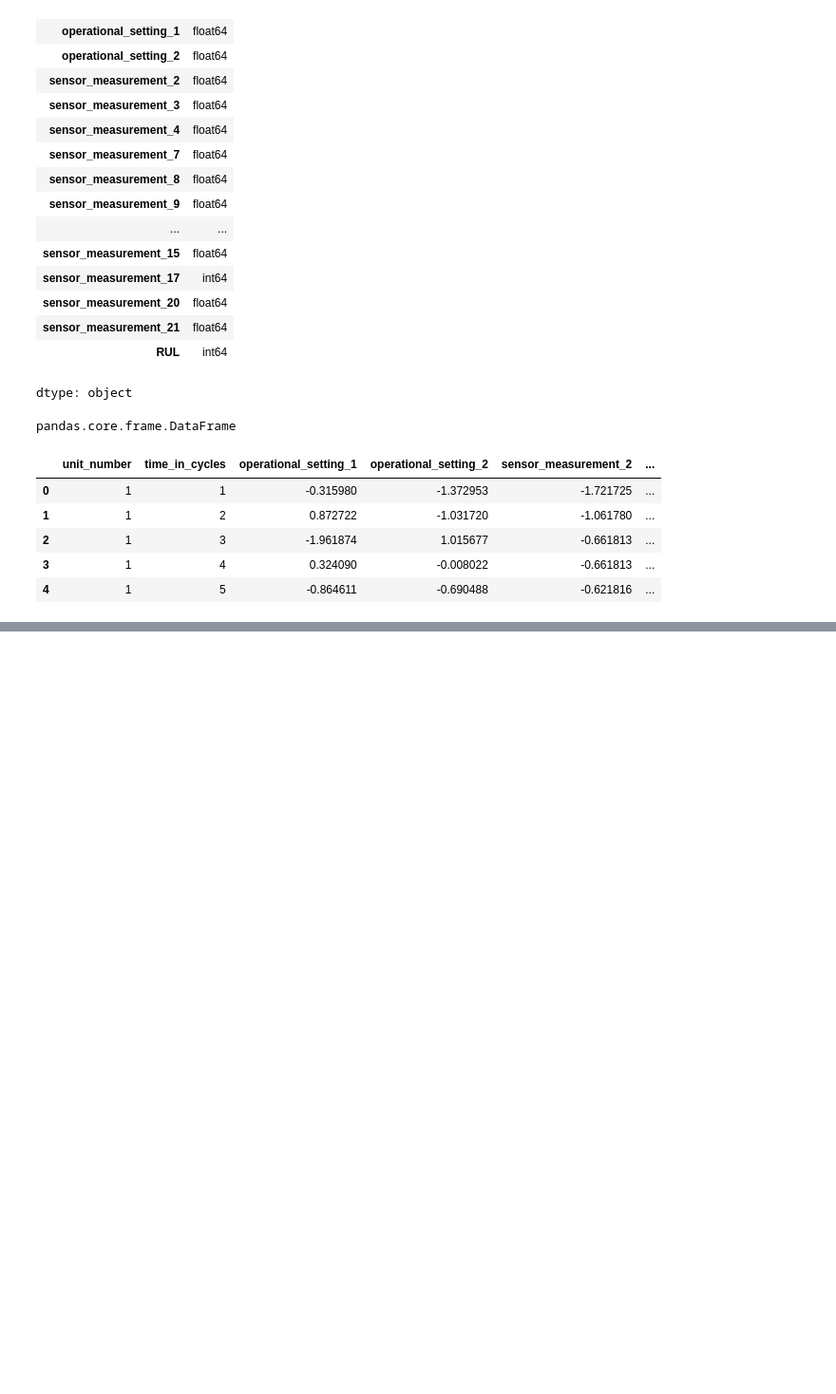
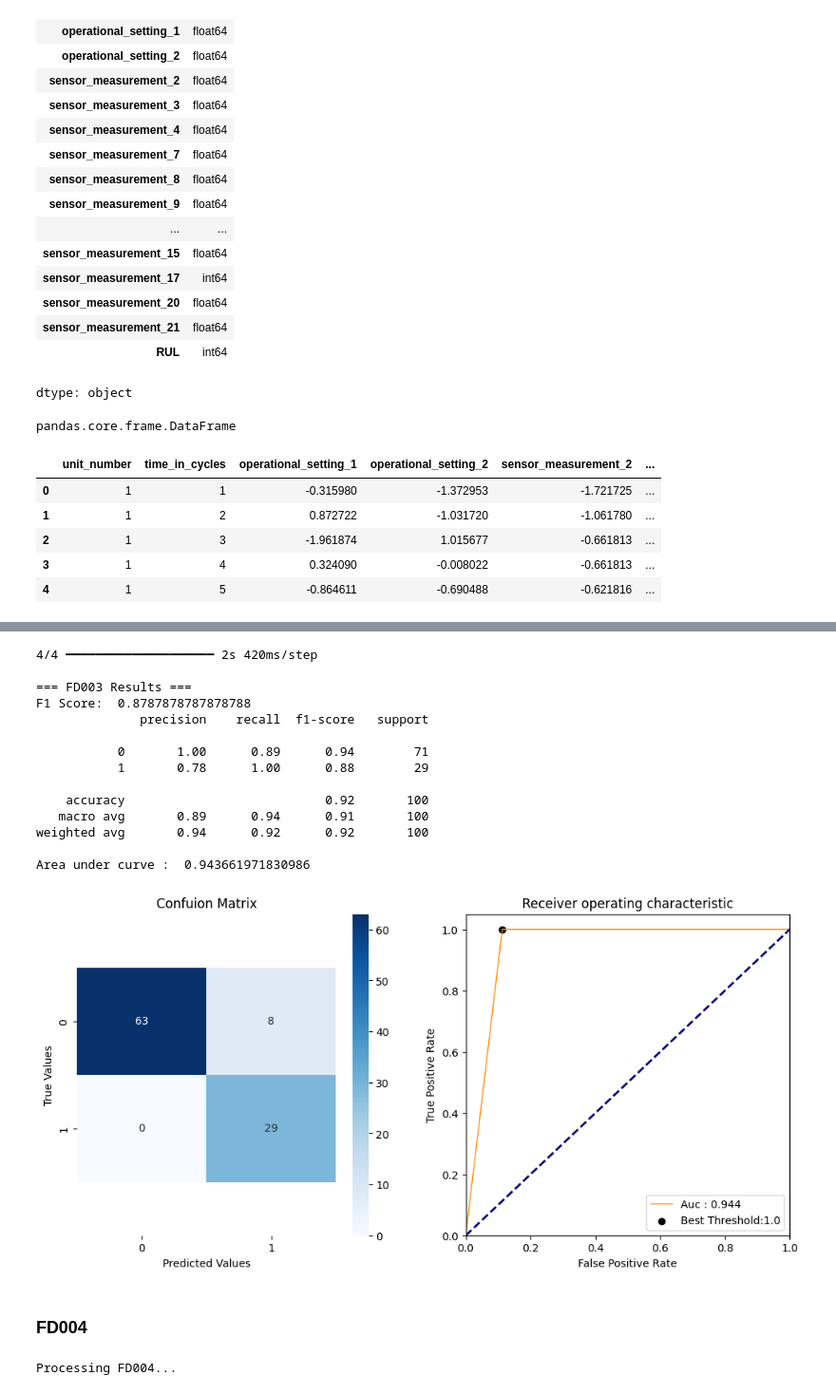
Before and after one commit to dcangundogan/airplanefailureprediction, a Jupyter notebook: Can_LSTM.ipynb, the cells around one changed output, grey strips where cells are left out. Shown: that part at 95% size. Cells and saved outputs as stored; diff of their text form; code cells hidden in the pictures; blank space fills up the shorter version.

```diff
--- a/Can_LSTM.ipynb
+++ b/Can_LSTM.ipynb
@@ -204,0 +728,6 @@ train_FD1.head()
+# %%
+class_0_FD3 = pd.Series(y_train_FD3).value_counts()[0]
+class_1_FD3 = pd.Series(y_train_FD3).value_counts()[1]
+total_FD3 = class_0_FD3 + class_1_FD3
+class_weight_FD3 = {0: class_1_FD3/total_FD3, 1: class_0_FD3/total_FD3}
+print(f"Class weights FD3: {class_weight_FD3}")
@@ -204,0 +736,7 @@ train_FD1.head()
+# %%
+# Build and train model
+timesteps_FD3 = X_train_FD3.shape[1]
+features_FD3 = X_train_FD3.shape[2]
+# %%
+model_FD3, cbs_FD3 = train_LSTM_classifier(timesteps_FD3, features_FD3, batch_size=128, class_weight=class_weight_FD3, mask_value=0.0)
+model_FD3.summary()
@@ -204,0 +763,2 @@ train_FD1.head()
+# %%
+history_FD3 = model_FD3.fit(X_train_FD3, y_train_FD3, validation_split=0.2, epochs=50, batch_size=128, class_weight=class_weight_FD3, callbacks=cbs_FD3, shuffle=True)
@@ -204,0 +802,28 @@ train_FD1.head()
+# %%
+# Predictions and evaluation
+y_pred_FD3 = (model_FD3.predict(X_test_FD3) > 0.5).astype("int32")
+print("\n=== FD003 Results ===")
+print_results(fd3_y_true.failure, y_pred_FD3)
+# %% [output]
+4/4 ━━━━━━━━━━━━━━━━━━━━ 2s 420ms/step
+
+=== FD003 Results ===
+F1 Score:  0.8787878787878788
+              precision    recall  f1-score   support
+
+           0       1.00      0.89      0.94        71
+           1       0.78      1.00      0.88        29
+
+    accuracy                           0.92       100
+   macro avg       0.89      0.94      0.91       100
+weighted avg       0.94      0.92      0.92       100
+
+Area under curve :  0.943661971830986
+[figure, added]
+# %% [markdown]
+### FD004
+# %%
+print("\nProcessing FD004...")
+train_FD4 = pd.read_csv(f"{data_path}/train_FD004.csv")
+# %% [output]
+Processing FD004...
```
Also changed, not shown: parts of 86 cells of this notebook.
